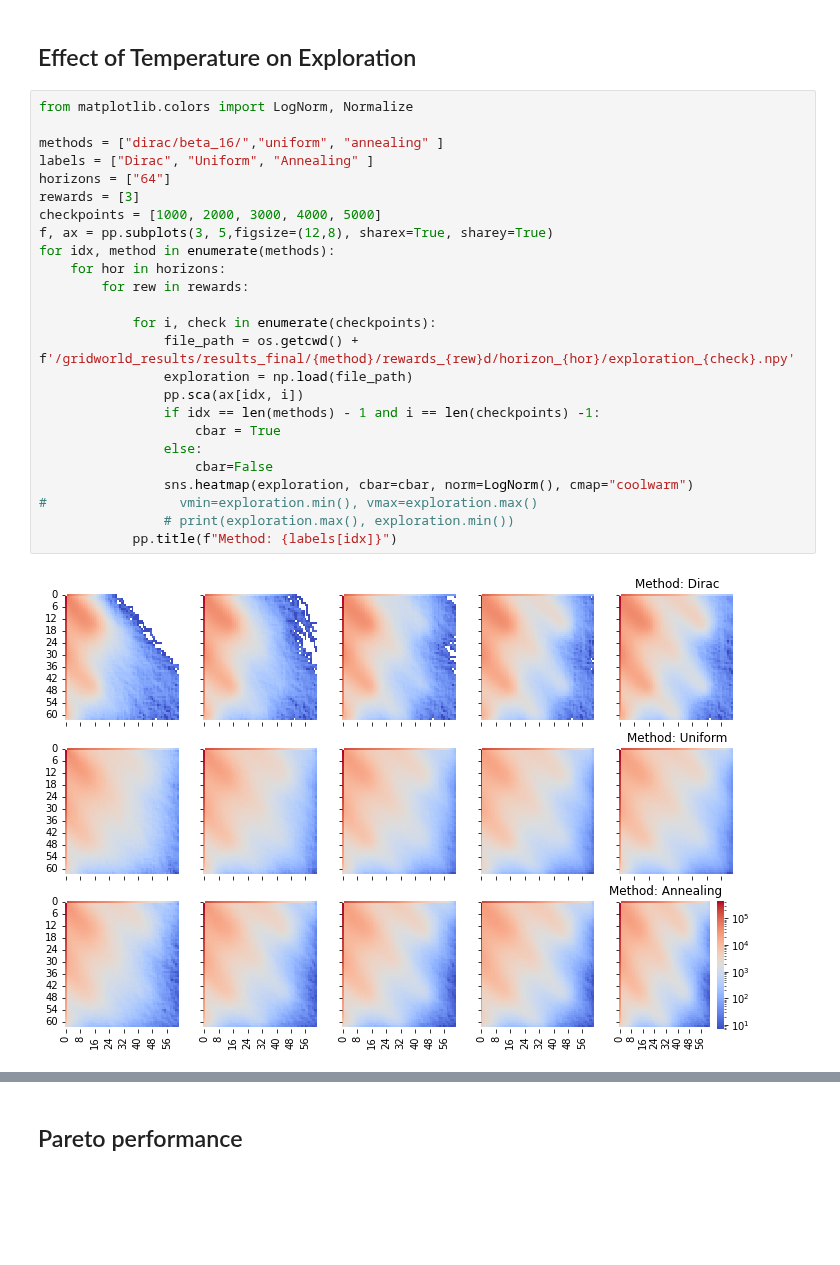
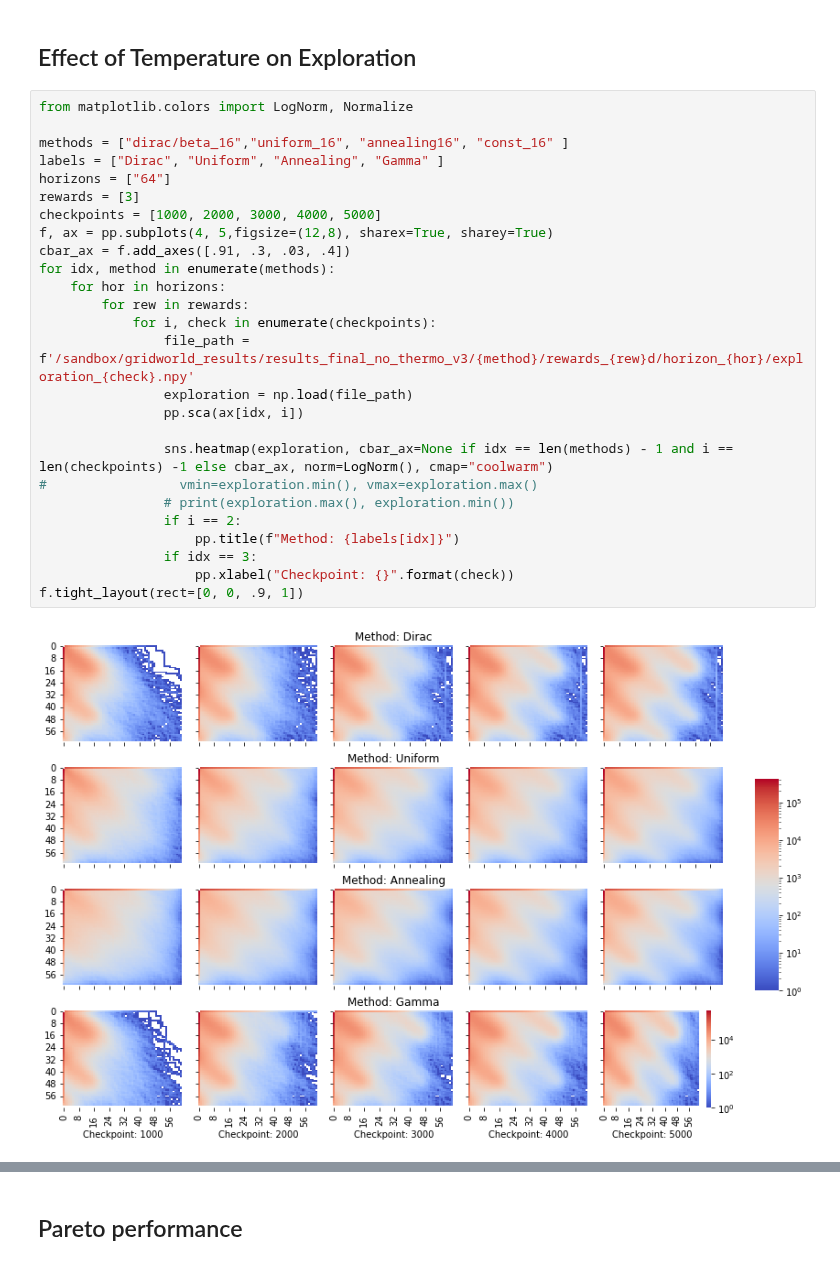
Before and after one commit to recursionpharma/gflownet, a Jupyter notebook: gflownet/examples/results.ipynb, the cells around one changed output, grey strips where cells are left out. Drawn from its saved outputs; the diff is of its cells as text; blank space fills up the shorter version.

Commit message:
finalized grid results

```diff
--- a/gflownet/examples/results.ipynb
+++ b/gflownet/examples/results.ipynb
@@ -375,27 +342,28 @@ pp.savefig("scaling_plots_dims_{}_{}_abs.png".format(horizon, my_encoding))
 # %%
 from matplotlib.colors import LogNorm, Normalize
 
-methods = ["dirac/beta_16/","uniform", "annealing" ]
-labels = ["Dirac", "Uniform", "Annealing" ]
+methods = ["dirac/beta_16","uniform_16", "annealing16", "const_16" ]
+labels = ["Dirac", "Uniform", "Annealing", "Gamma" ]
 horizons = ["64"]
 rewards = [3]
 checkpoints = [1000, 2000, 3000, 4000, 5000]
-f, ax = pp.subplots(3, 5,figsize=(12,8), sharex=True, sharey=True)
+f, ax = pp.subplots(4, 5,figsize=(12,8), sharex=True, sharey=True)
+cbar_ax = f.add_axes([.91, .3, .03, .4])
 for idx, method in enumerate(methods):
     for hor in horizons:
         for rew in rewards:
-
             for i, check in enumerate(checkpoints):
-                file_path = os.getcwd() + f'/gridworld_results/results_final/{method}/rewards_{rew}d/horizon_{hor}/exploration_{check}.npy'
+                file_path = f'/sandbox/gridworld_results/results_final_no_thermo_v3/{method}/rewards_{rew}d/horizon_{hor}/exploration_{check}.npy'
                 exploration = np.load(file_path)
                 pp.sca(ax[idx, i])
-                if idx == len(methods) - 1 and i == len(checkpoints) -1:
-                    cbar = True
-                else:
-                    cbar=False
-                sns.heatmap(exploration, cbar=cbar, norm=LogNorm(), cmap="coolwarm")
+
+                sns.heatmap(exploration, cbar_ax=None if idx == len(methods) - 1 and i == len(checkpoints) -1 else cbar_ax, norm=LogNorm(), cmap="coolwarm")
 #                 vmin=exploration.min(), vmax=exploration.max()
                 # print(exploration.max(), exploration.min())
-            pp.title(f"Method: {labels[idx]}")
+                if i == 2:
+                    pp.title(f"Method: {labels[idx]}")
+                if idx == 3:
+                    pp.xlabel("Checkpoint: {}".format(check))
+f.tight_layout(rect=[0, 0, .9, 1])
 # %% [output]
-[figure, old version]
+[figure, new version]
```
Also changed, not shown: parts of 28 cells of this notebook, 4 other files.
